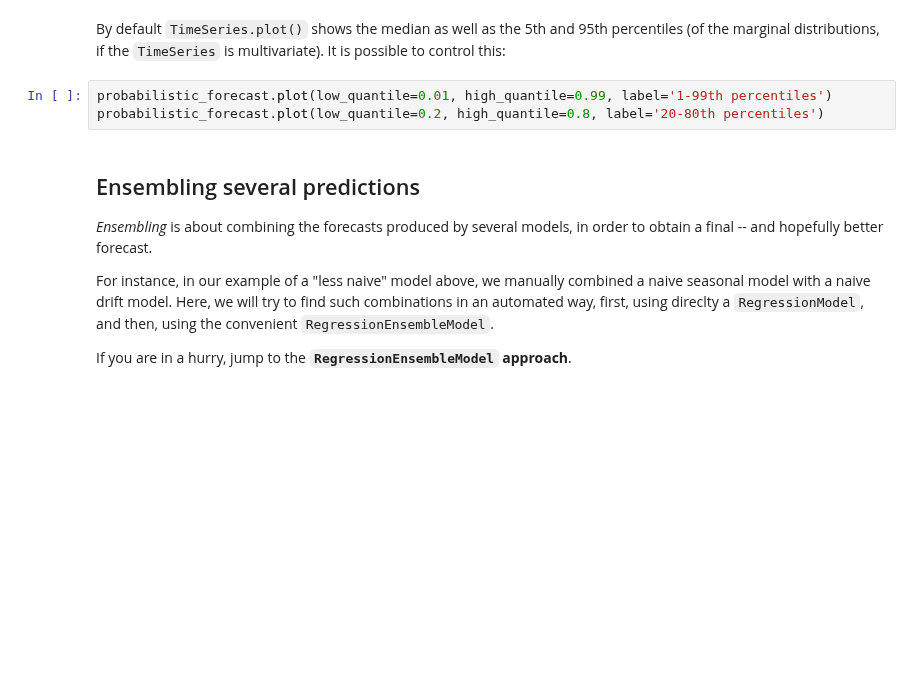
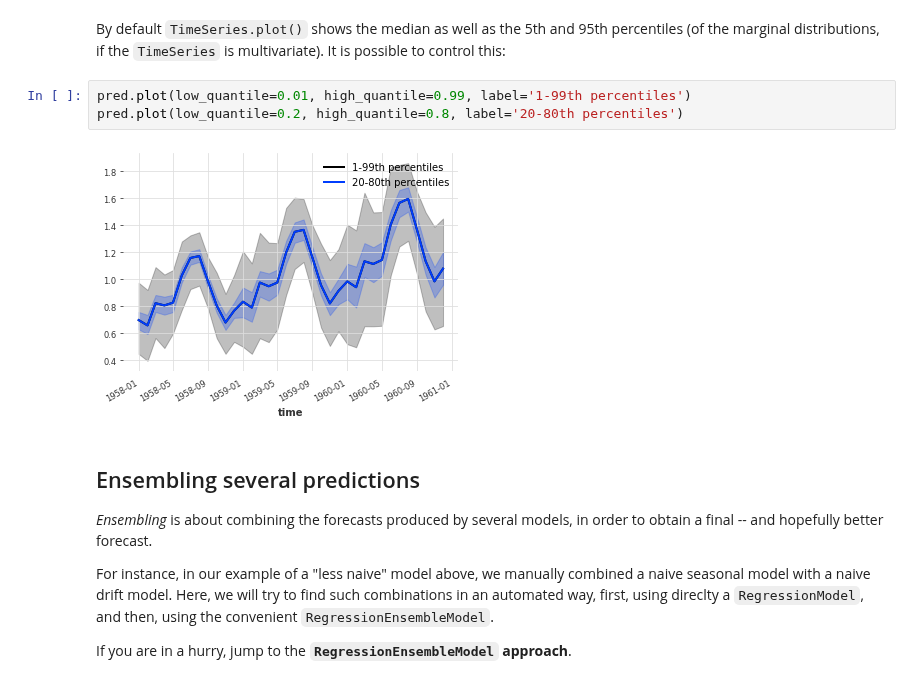
Before and after one commit to unit8co/darts, a Jupyter notebook: examples/00-quickstart.ipynb, the cells around one changed output. Cells and saved outputs as stored; diff of their text form; blank space fills up the shorter version.

```diff
--- a/examples/00-quickstart.ipynb
+++ b/examples/00-quickstart.ipynb
@@ -581,8 +649,10 @@ plt.show()
 # %% [markdown]
 By default `TimeSeries.plot()` shows the median as well as the 5th and 95th percentiles (of the marginal distributions, if the `TimeSeries` is multivariate). It is possible to control this:
 # %%
-probabilistic_forecast.plot(low_quantile=0.01, high_quantile=0.99, label='1-99th percentiles')
-probabilistic_forecast.plot(low_quantile=0.2, high_quantile=0.8, label='20-80th percentiles')
+pred.plot(low_quantile=0.01, high_quantile=0.99, label='1-99th percentiles')
+pred.plot(low_quantile=0.2, high_quantile=0.8, label='20-80th percentiles')
+# %% [output]
+[figure, added]
 # %% [markdown]
 ## Ensembling several predictions
 *Ensembling* is about combining the forecasts produced by several models, in order to obtain a final -- and hopefully better forecast.
```
Also changed, not shown: parts of 13 cells of this notebook.
